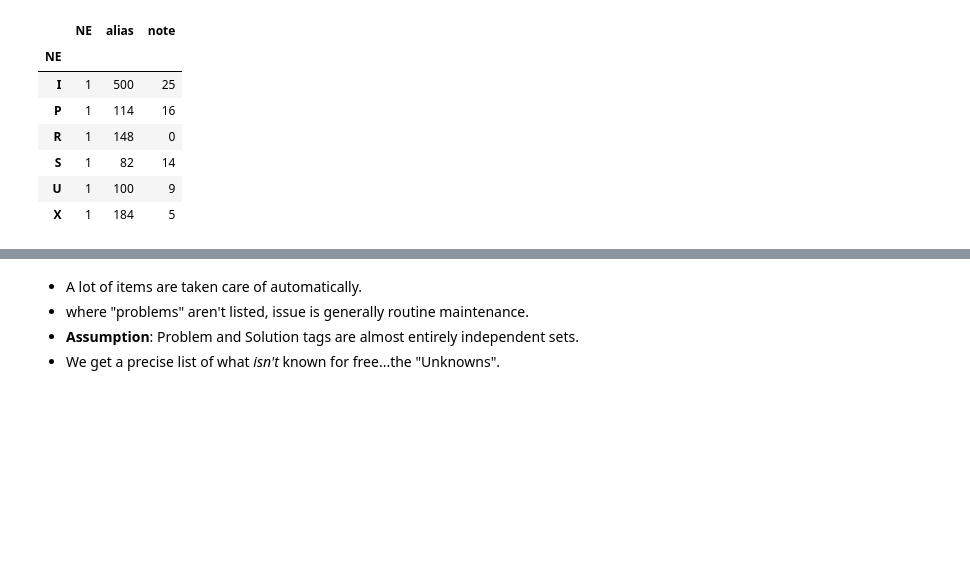
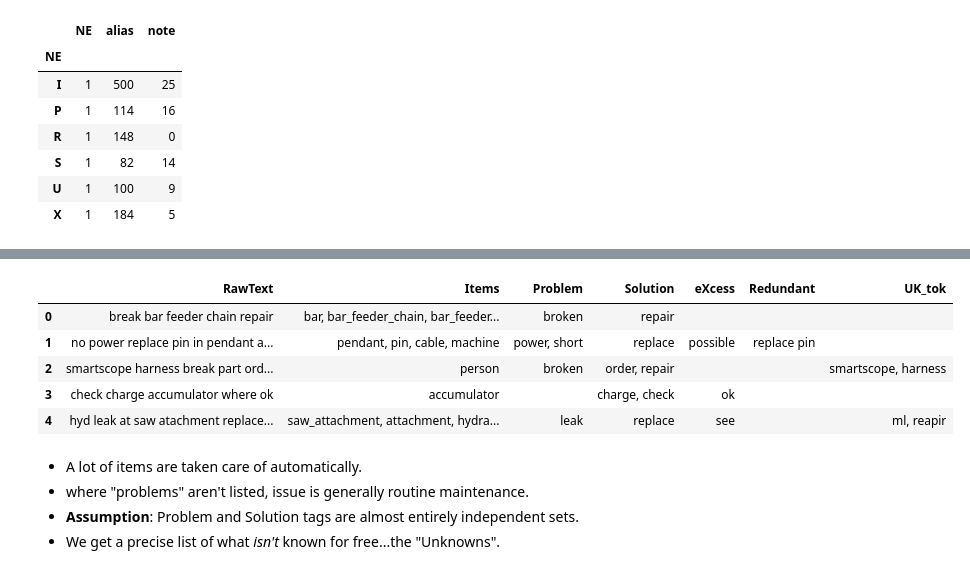
Before and after one commit to usnistgov/nestor-tmp2, a Jupyter notebook: docs/presentation.ipynb, the cells around one changed output, grey strips where cells are left out. Drawn from its saved outputs; the diff is of its cells as text; code cells hidden in the pictures; blank space fills up the shorter version.

```diff
--- a/docs/presentation.ipynb
+++ b/docs/presentation.ipynb
@@ -183,3 +117,15 @@ df_pred.head(10)
+# %%
+# tag the data, saving to a new DF (instead of internally)
+
+df_pred = model.transform(save=False)
+df_pred.head()
+# %% [output]
+|  | RawText | Items | Problem | Solution | eXcess | Redundant | UK_tok |
+| 0 | break bar feeder chain repair | bar, bar_feeder_chain, bar_feeder... | broken | repair |  |  |  |
+| 1 | no power replace pin in pendant a... | pendant, pin, cable, machine | power, short | replace | possible | replace pin |  |
+| 2 | smartscope harness break part ord... | person | broken | order, repair |  |  | smartscope, harness |
+| 3 | check charge accumulator where ok | accumulator |  | charge, check | ok |  |  |
+| 4 | hyd leak at saw atachment replace... | saw_attachment, attachment, hydra... | leak | replace | see |  | ml, reapir |
 # %% [markdown]
 - A lot of items are taken care of automatically.
 - where "problems" aren't listed, issue is generally routine maintenance.
```
Also changed, not shown: parts of 22 cells of this notebook, 1 other file.
